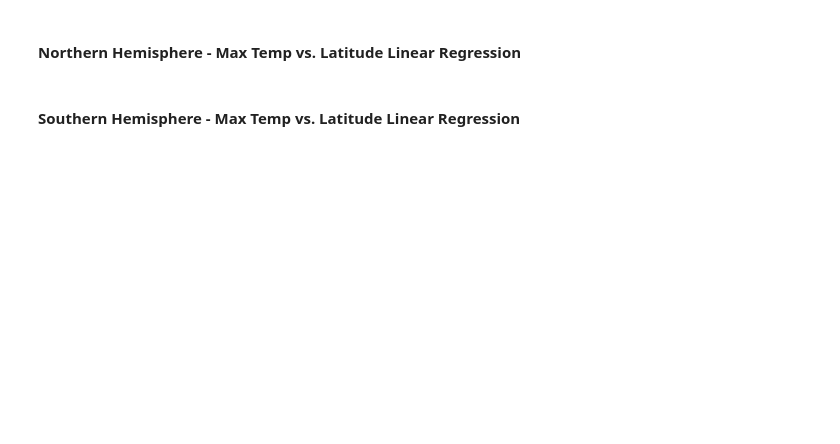
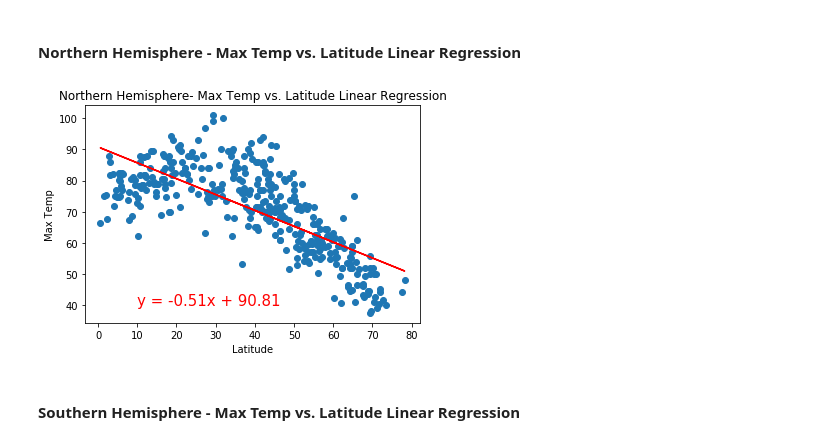
Before and after one commit to temidolan/Python-Application-Program-Interface, a Jupyter notebook: 06-Python-APIs/Instructions/starter_code/WeatherPy.ipynb, the cells around one changed output. Cells and saved outputs as stored; diff of their text form; code cells hidden in the pictures; blank space fills up the shorter version.

```diff
--- a/06-Python-APIs/Instructions/starter_code/WeatherPy.ipynb
+++ b/06-Python-APIs/Instructions/starter_code/WeatherPy.ipynb
@@ -93,7 +93,7 @@ for city in cities:
         wind_speed.append(json_response["wind"]["speed"])
         country.append(json_response["sys"]["country"])
         date.append(json_response["dt"])
-        if index_counter>99:
+        if index_counter>49:
             index_counter = 0
             set_counter = set_counter + 1
 
@@ -167,11 +211,14 @@ humidity_lower_bound=lowerquartile - (1.5*iqr)
 humidity_upper_bound=upperquartile + (1.5*iqr)
 print(f"{humidity_lower_bound} and {humidity_upper_bound} are the outliers")
 
-outliers_indexes=new_weather_df.loc[(new_weather_df["Humidity"]<humidity_lower_bound) & (new_weather_df["Humidity"]>humidity_upper_bound)].index
+outliers_indexes=new_weather_df.loc[(new_weather_df["Humidity"]<humidity_lower_bound) | (new_weather_df["Humidity"]>humidity_upper_bound)].index
 outliers_indexes
 
 
 
-clean_city_data = new_weather_df.drop(outliers_indexes, inplace=False)
+
+
+clean_city_data = new_weather_df.drop(outliers_indexes,inplace=False)
+clean_city_data
 fresh_data=clean_city_data.sort_values("Humidity", ascending=False)
 fresh_data
@@ -195,4 +240,4 @@ new_day_df
 # %%
 # Extract relevant fields from the data frame
-extract_data=new_day_df[["Lat","Max Temp","Humidity","Cloudiness","Wind Speed"]]
+extract_data=fresh_data[["Lat","Max Temp","Humidity","Cloudiness","Wind Speed"]]
 extract_data
@@ -273,20 +368,22 @@ southern_hemisphere
 # %%
 st.linregress(northern_hemisphere["Lat"],northern_hemisphere["Max Temp"])
 
 x_values = northern_hemisphere["Lat"]
 y_values = northern_hemisphere["Max Temp"]
 (slope, intercept, rvalue, pvalue, stderr) = linregress(x_values, y_values)
 regress_values = x_values * slope + intercept
 line_eq = "y = " + str(round(slope,2)) + "x + " + str(round(intercept,2))
 plt.scatter(x_values,y_values)
 plt.plot(x_values,regress_values,"r-")
-plt.annotate(line_eq,(10,280),fontsize=15,color="red")
+plt.annotate(line_eq,(10,40),fontsize=15,color="red")
 plt.xlabel('Latitude')
 plt.ylabel('Max Temp')
 plt.title("Northern Hemisphere- Max Temp vs. Latitude Linear Regression")
 plt.show()
 plt.savefig("../Images/Northern Hemisphere - Max Temp vs. Latitude Linear Regression.png")
 %matplotlib inline
+# %% [output]
+[figure, added]
 # %% [markdown]
 ####  Southern Hemisphere - Max Temp vs. Latitude Linear Regression
 # %%
```
Also changed, not shown: parts of 23 cells of this notebook, 6 other files.
